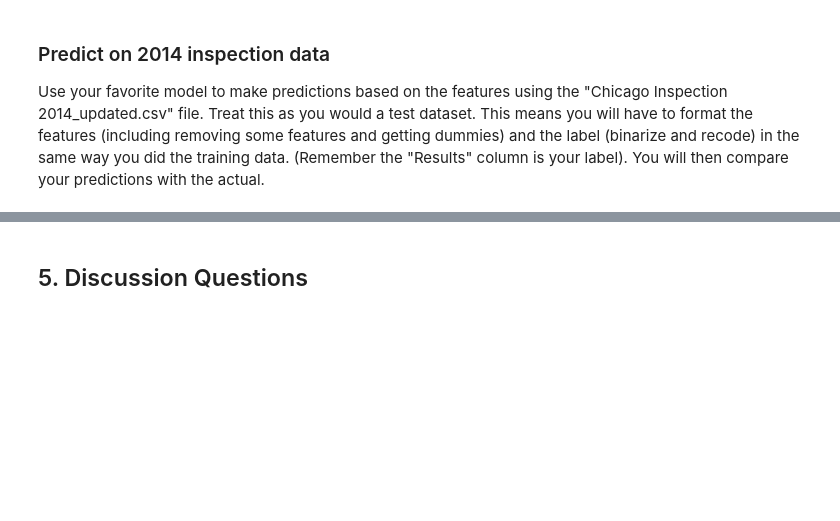
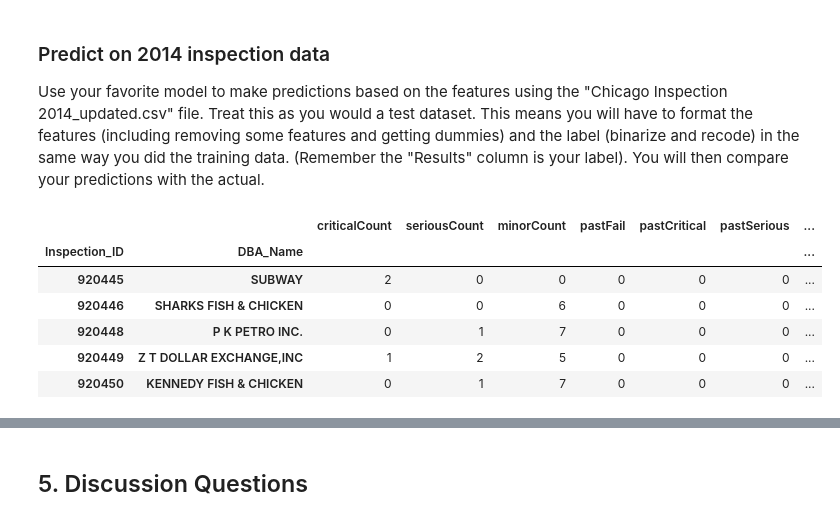
Before and after one commit to john-halifax/Computational-Social-Science-Projects, a Jupyter notebook: Project 3/Project 3 Students.ipynb, the cells around one changed output, grey strips where cells are left out. Saved outputs shown, nothing was run; the diff lists cells and outputs as text; code cells hidden in the pictures; blank space fills up the shorter version.

```diff
--- a/Project 3/Project 3 Students.ipynb
+++ b/Project 3/Project 3 Students.ipynb
@@ -501,0 +500,56 @@ y_test2014 = chicago_inspections_2014[...]
+# %%
+# data processing
+# -----------
+
+# process features
+chicago_inspections_2014.drop(columns=['AKA_Name',
+                                       'License',
+                                       'Address',
+                                       'City',
+                                       'State',
+                                       'Zip',
+                                                 'Latitude',
+                                                 'Longitude',
+                                                 'Location',
+                                                 'ID',
+                                                 'LICENSE_ID',
+                                                 'LICENSE_TERM_START_DATE',
+                                                 'LICENSE_TERM_EXPIRATION_DATE',
+                                                 'LICENSE_STATUS',
+                                                 'ACCOUNT_NUMBER',
+                                                 'LEGAL_NAME',
+                                                 'DOING_BUSINESS_AS_NAME',
+                                                 'ADDRESS',
+                                                 'CITY',
+                                                 'STATE',
+                                                 'ZIP_CODE',
+                                                 'WARD',
+                                                 'PRECINCT',
+                                                 'LICENSE_CODE',
+                                                 'BUSINESS_ACTIVITY_ID',
+                                                 'BUSINESS_ACTIVITY',
+                                                 'LICENSE_NUMBER',
+                                                 'LATITUDE',
+                                                 'LONGITUDE',
+                                                 #'pass_flag',
+                                                 #'fail_flag'
+                                       'Inspection_Date',
+                                       'minDate',
+                                       'maxDate'
+                                      ],
+                                     inplace = True)
+chicago_inspections_2014.set_index(['Inspection_ID', 'DBA_Name'], inplace = True)
+X_test2014=chicago_inspections_2014.dropna().drop(columns = ['Results',
+                                                     'Facility_Type',
+                                                     'LICENSE_DESCRIPTION',
+                                                     'WARD_PRECINCT'])
+X_test2014=pd.get_dummies(X_test2014)
+X_test2014.head()
+# %% [output]
+|  |  | criticalCount | seriousCount | minorCount | pastFail | pastCritical | pastSerious | ... |
+| Inspection_ID | DBA_Name |  |  |  |  |  |  | ... |
+| 920445 | SUBWAY | 2 | 0 | 0 | 0 | 0 | 0 | ... |
+| 920446 | SHARKS FISH & CHICKEN | 0 | 0 | 6 | 0 | 0 | 0 | ... |
+| 920448 | P K PETRO INC. | 0 | 1 | 7 | 0 | 0 | 0 | ... |
+| 920449 | Z T DOLLAR EXCHANGE,INC | 1 | 2 | 5 | 0 | 0 | 0 | ... |
+| 920450 | KENNEDY FISH & CHICKEN | 0 | 1 | 7 | 0 | 0 | 0 | ... |
```
Also changed, not shown: parts of 11 cells of this notebook.
